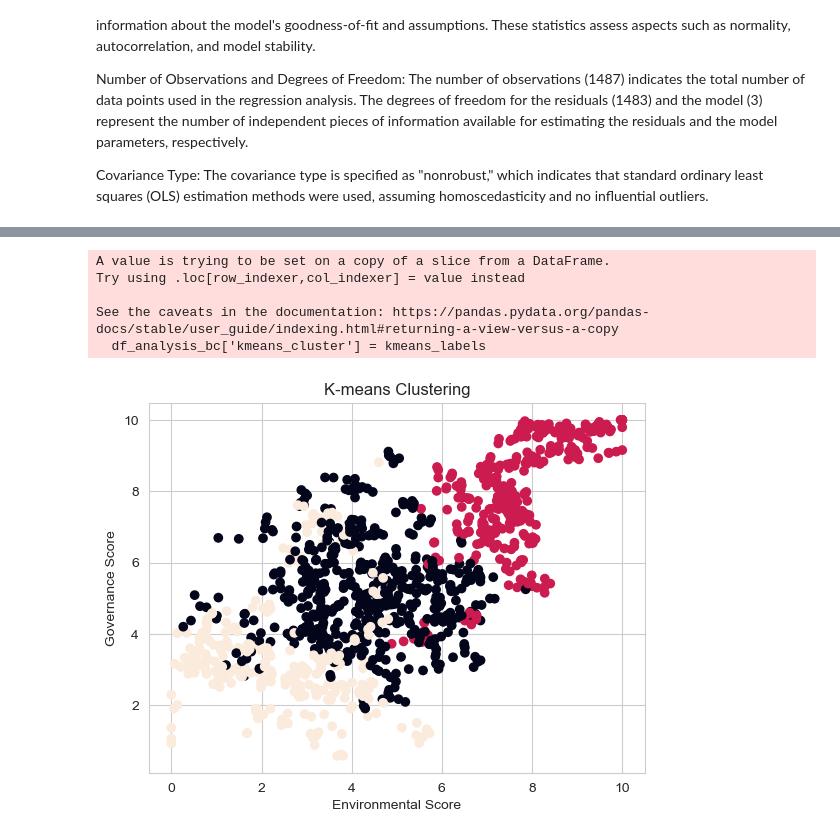
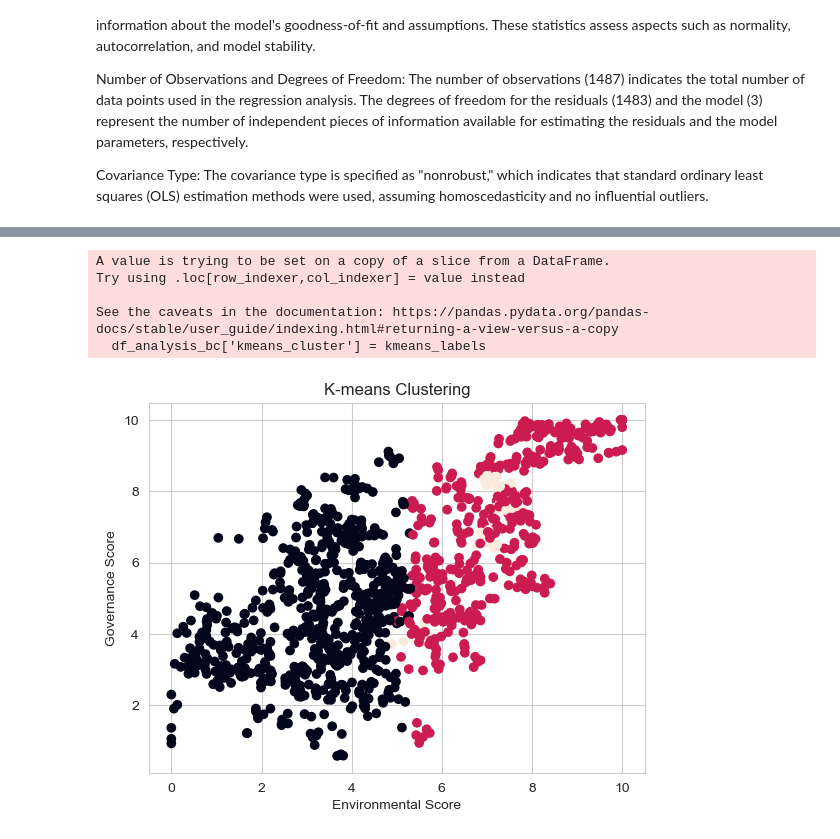
Before and after one commit to capstone-travel-index/better_travel_index, a Jupyter notebook: travel_analysis.ipynb, the cells around one changed output, grey strips where cells are left out. Cells and saved outputs as stored; diff of their text form; code cells hidden in the pictures.

Commit message:
analysis

```diff
--- a/travel_analysis.ipynb
+++ b/travel_analysis.ipynb
@@ -355,32 +355,32 @@ from sklearn.cluster import KMeans, AgglomerativeClustering
 from sklearn.preprocessing import StandardScaler
 import matplotlib.pyplot as plt
 
 # Select the relevant variables for clustering
-data = df_analysis_bc[['env_score', 'gov_score', 'soc_score', 'total']]
+data = df_analysis_bc[['env_score','total']]
 
 # Standardize the data
 scaler = StandardScaler()
 scaled_data = scaler.fit_transform(data)
 
 # Perform K-means clustering
 kmeans = KMeans(n_clusters=3)  # Specify the number of clusters
 kmeans.fit(scaled_data)
 kmeans_labels = kmeans.labels_
 
 
 # Add the cluster labels to the original DataFrame
 df_analysis_bc['kmeans_cluster'] = kmeans_labels
 
 # Visualize the clusters
 plt.scatter(df_analysis_bc['env_score'], df_analysis_bc['gov_score'], c=df_analysis_bc['kmeans_cluster'])
 plt.xlabel('Environmental Score')
 plt.ylabel('Governance Score')
 plt.title('K-means Clustering')
 plt.show()
 # %% [output]
 A value is trying to be set on a copy of a slice from a DataFrame.
 Try using .loc[row_indexer,col_indexer] = value instead
 
 See the caveats in the documentation: https://pandas.pydata.org/pandas-docs/stable/user_guide/indexing.html#returning-a-view-versus-a-copy
   df_analysis_bc['kmeans_cluster'] = kmeans_labels
-[figure, old version]
+[figure, new version]
```
Also changed, not shown: parts of 4 cells of this notebook.
